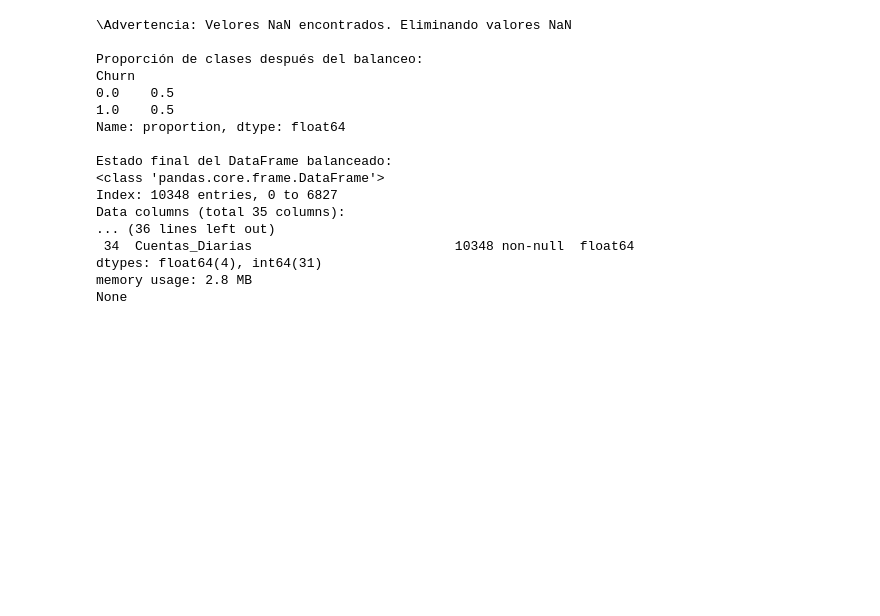
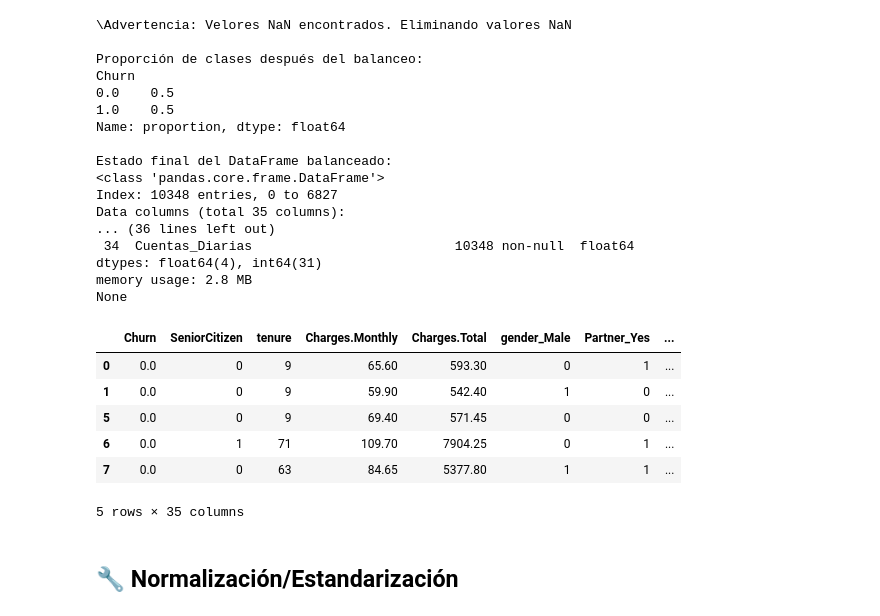
Before and after one commit to ggsgranados/TelecomX-LATAM-Parte-2, a Jupyter notebook: Telecom_X_Parte_2.ipynb, the cells around one changed output. Saved outputs shown, nothing was run; the diff lists cells and outputs as text; code cells hidden in the pictures; blank space fills up the shorter version.

```diff
--- a/Telecom_X_Parte_2.ipynb
+++ b/Telecom_X_Parte_2.ipynb
@@ -167,3 +169,15 @@ Data columns (total 35 columns):
 dtypes: float64(4), int64(31)
 memory usage: 2.8 MB
 None
+# %%
+df_normalizado.head(5)
+# %% [output]
+|  | Churn | SeniorCitizen | tenure | Charges.Monthly | Charges.Total | gender_Male | Partner_Yes | ... |
+| 0 | 0.0 | 0 | 9 | 65.60 | 593.30 | 0 | 1 | ... |
+| 1 | 0.0 | 0 | 9 | 59.90 | 542.40 | 1 | 0 | ... |
+| 5 | 0.0 | 0 | 9 | 69.40 | 571.45 | 0 | 0 | ... |
+| 6 | 0.0 | 1 | 71 | 109.70 | 7904.25 | 0 | 1 | ... |
+| 7 | 0.0 | 0 | 63 | 84.65 | 5377.80 | 1 | 1 | ... |
+5 rows × 35 columns
+# %% [markdown]
+## 🔧 Normalización/Estandarización
```
Also changed, not shown: parts of 3 cells of this notebook.
